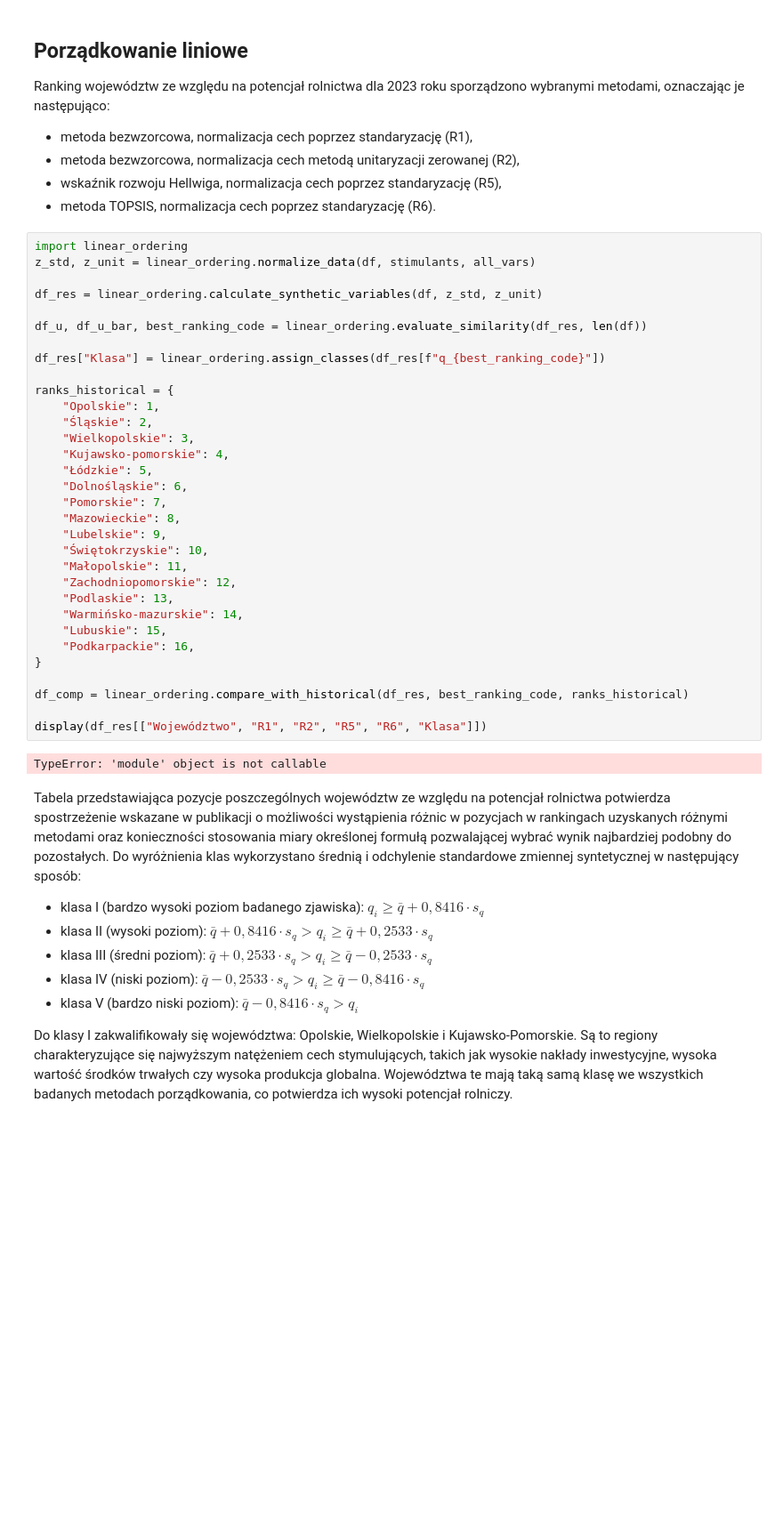
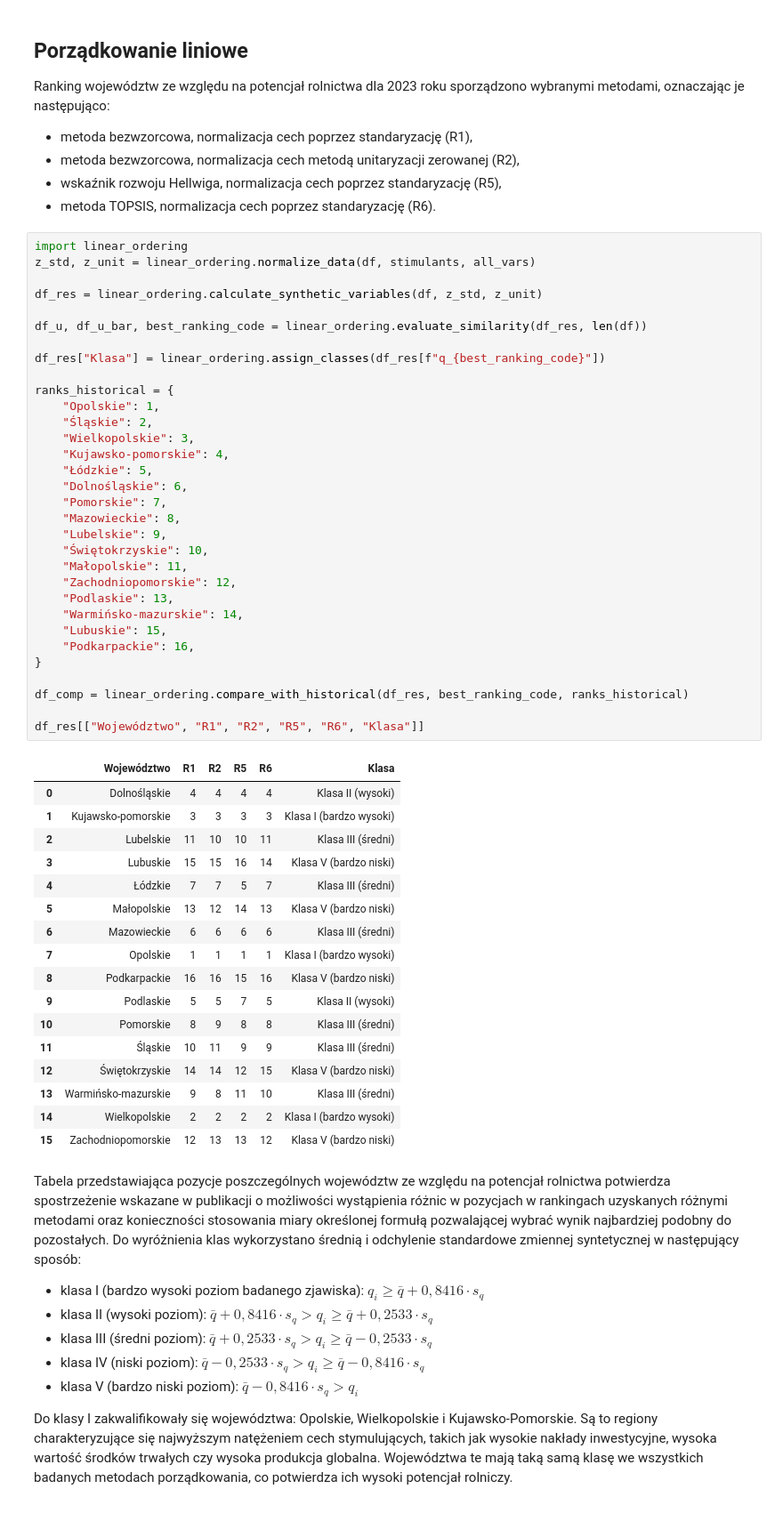
Before and after one commit to pawszu908/sad-project-1, a Jupyter notebook: Analiza.ipynb, the cells around one changed output. Shown at 89% size. Drawn from its saved outputs; the diff is of its cells as text; blank space fills up the shorter version.

```diff
--- a/Analiza.ipynb
+++ b/Analiza.ipynb
@@ -46,35 +45,51 @@ import linear_ordering
 z_std, z_unit = linear_ordering.normalize_data(df, stimulants, all_vars)
 
 df_res = linear_ordering.calculate_synthetic_variables(df, z_std, z_unit)
 
 df_u, df_u_bar, best_ranking_code = linear_ordering.evaluate_similarity(df_res, len(df))
 
 df_res["Klasa"] = linear_ordering.assign_classes(df_res[f"q_{best_ranking_code}"])
 
 ranks_historical = {
     "Opolskie": 1,
     "Śląskie": 2,
     "Wielkopolskie": 3,
     "Kujawsko-pomorskie": 4,
     "Łódzkie": 5,
     "Dolnośląskie": 6,
     "Pomorskie": 7,
     "Mazowieckie": 8,
     "Lubelskie": 9,
     "Świętokrzyskie": 10,
     "Małopolskie": 11,
     "Zachodniopomorskie": 12,
     "Podlaskie": 13,
     "Warmińsko-mazurskie": 14,
     "Lubuskie": 15,
     "Podkarpackie": 16,
 }
 
 df_comp = linear_ordering.compare_with_historical(df_res, best_ranking_code, ranks_historical)
 
-display(df_res[["Województwo", "R1", "R2", "R5", "R6", "Klasa"]])
+df_res[["Województwo", "R1", "R2", "R5", "R6", "Klasa"]]
 # %% [output]
-TypeError: 'module' object is not callable
+|  | Województwo | R1 | R2 | R5 | R6 | Klasa |
+| 0 | Dolnośląskie | 4 | 4 | 4 | 4 | Klasa II (wysoki) |
+| 1 | Kujawsko-pomorskie | 3 | 3 | 3 | 3 | Klasa I (bardzo wysoki) |
+| 2 | Lubelskie | 11 | 10 | 10 | 11 | Klasa III (średni) |
+| 3 | Lubuskie | 15 | 15 | 16 | 14 | Klasa V (bardzo niski) |
+| 4 | Łódzkie | 7 | 7 | 5 | 7 | Klasa III (średni) |
+| 5 | Małopolskie | 13 | 12 | 14 | 13 | Klasa V (bardzo niski) |
+| 6 | Mazowieckie | 6 | 6 | 6 | 6 | Klasa III (średni) |
+| 7 | Opolskie | 1 | 1 | 1 | 1 | Klasa I (bardzo wysoki) |
+| 8 | Podkarpackie | 16 | 16 | 15 | 16 | Klasa V (bardzo niski) |
+| 9 | Podlaskie | 5 | 5 | 7 | 5 | Klasa II (wysoki) |
+| 10 | Pomorskie | 8 | 9 | 8 | 8 | Klasa III (średni) |
+| 11 | Śląskie | 10 | 11 | 9 | 9 | Klasa III (średni) |
+| 12 | Świętokrzyskie | 14 | 14 | 12 | 15 | Klasa V (bardzo niski) |
+| 13 | Warmińsko-mazurskie | 9 | 8 | 11 | 10 | Klasa III (średni) |
+| 14 | Wielkopolskie | 2 | 2 | 2 | 2 | Klasa I (bardzo wysoki) |
+| 15 | Zachodniopomorskie | 12 | 13 | 13 | 12 | Klasa V (bardzo niski) |
 # %% [markdown]
 Tabela przedstawiająca pozycje poszczególnych województw ze względu na potencjał rolnictwa potwierdza spostrzeżenie wskazane w publikacji o możliwości wystąpienia różnic w pozycjach w rankingach uzyskanych różnymi metodami oraz konieczności stosowania miary określonej formułą pozwalającej wybrać wynik najbardziej podobny do pozostałych. Do wyróżnienia klas wykorzystano średnią i odchylenie standardowe zmiennej syntetycznej w następujący sposób:
 * klasa I (bardzo wysoki poziom badanego zjawiska): $q_i \ge \bar{q} + 0,8416 \cdot s_q$
```
Also changed, not shown: parts of 15 cells of this notebook, 2 other files.
